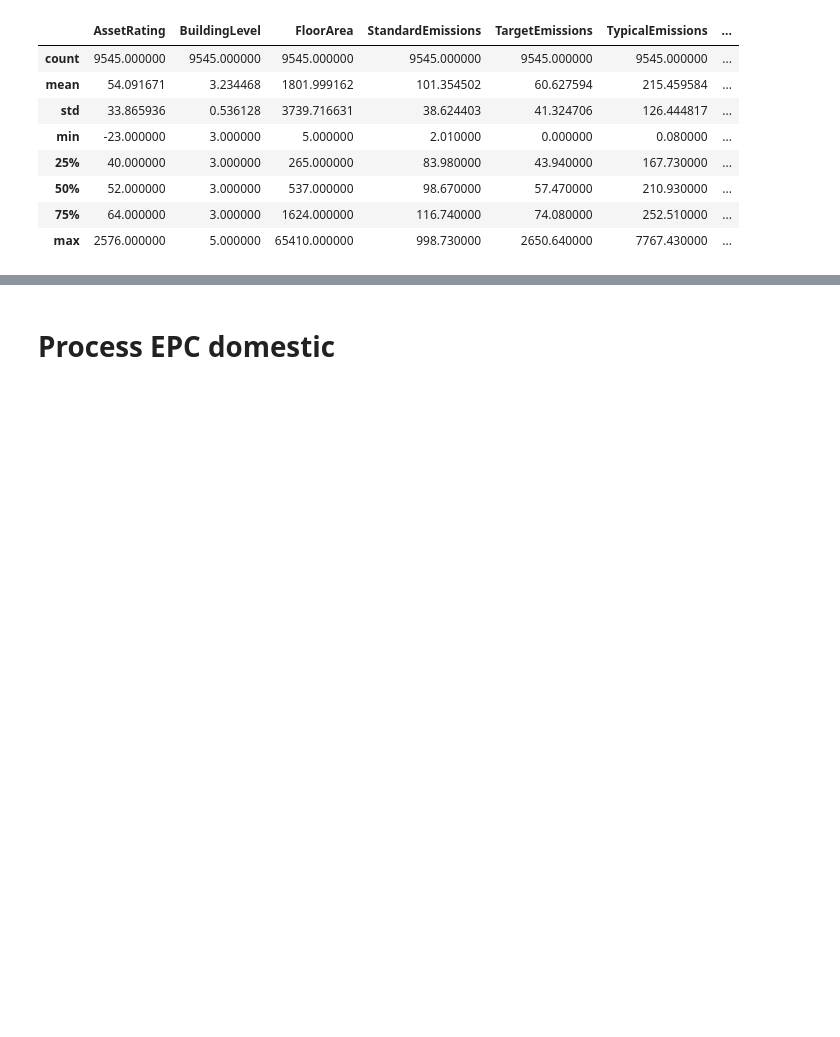
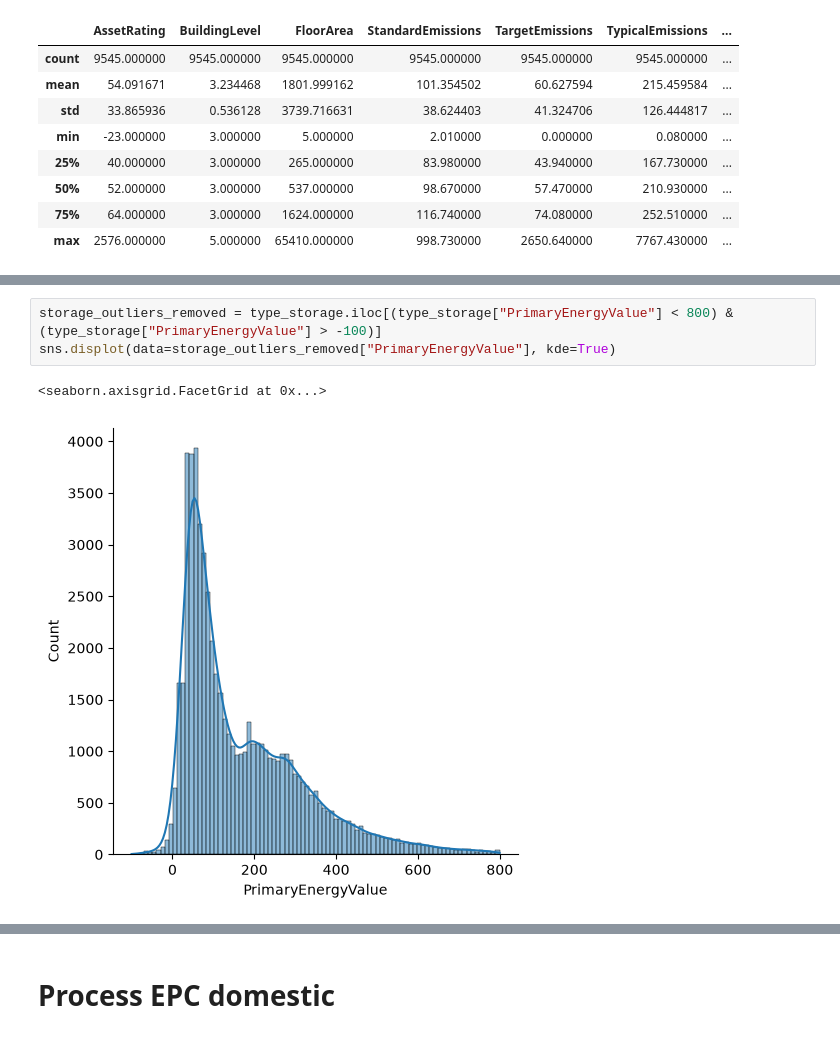
Before and after one commit to iaspidem/epc-learn, a Jupyter notebook: preprocess.ipynb, the cells around one changed output, grey strips where cells are left out. Saved outputs shown, nothing was run; the diff lists cells and outputs as text; blank space fills up the shorter version.

```diff
--- a/preprocess.ipynb
+++ b/preprocess.ipynb
@@ -418,0 +427,6 @@ sns.displot(data=df_plot["PrimaryEnergyValue"])
+# %%
+storage_outliers_removed = type_storage.iloc[(type_storage["PrimaryEnergyValue"] < 800) & (type_storage["PrimaryEnergyValue"] > -100)]
+sns.displot(data=storage_outliers_removed["PrimaryEnergyValue"], kde=True)
+# %% [output]
+<seaborn.axisgrid.FacetGrid at 0x...>
+[figure, added]
```
Also changed, not shown: parts of 10 cells of this notebook.
